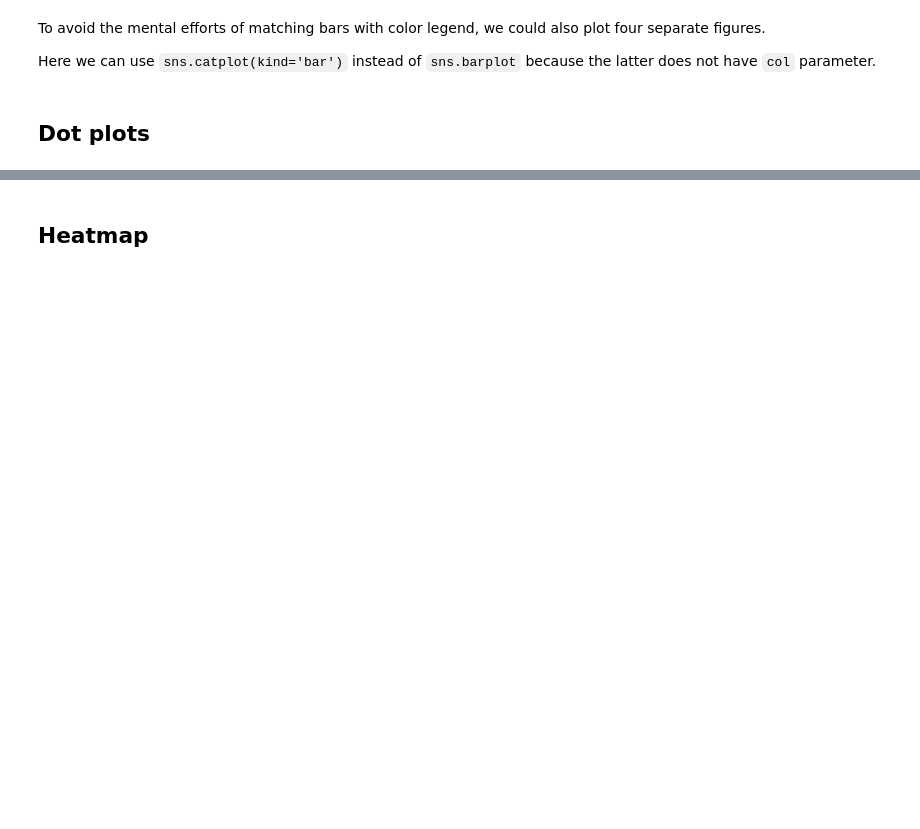
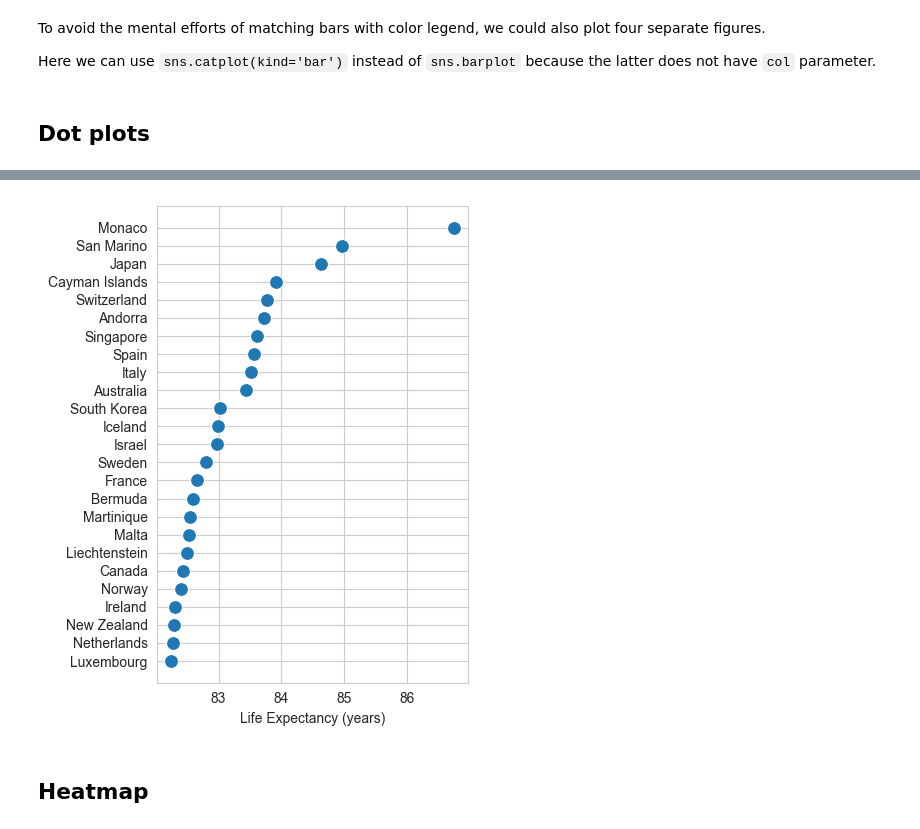
Before and after one commit to jieshu-wang-SBU/EST389_371_2026_spring, a Jupyter notebook: lectures/07-Data_visualization/07-01_visualize_amounts.ipynb, the cells around one changed output, grey strips where cells are left out. Drawn from its saved outputs; the diff is of its cells as text; code cells hidden in the pictures; blank space fills up the shorter version.

```diff
--- a/lectures/07-Data_visualization/07-01_visualize_amounts.ipynb
+++ b/lectures/07-Data_visualization/07-01_visualize_amounts.ipynb
@@ -118,13 +146,15 @@ print(life_expectancy.head())
 # %%
 # plot dot plots
 
 fig, ax = plt.subplots(nrows=1, ncols=1, figsize=(4.5,5.5), tight_layout=True)
 
-sns.scatterplot(data=life_expectancy, x='life_expectancy', y='location', color="tab:blue", s=100, ax=ax)
+sns.scatterplot(data=life_expectancy, x='life_expectancy', y='location', s=100, color="tab:blue", ax=ax)
 
 plt.ylabel("")
 plt.xlabel("Life Expectancy (years)")
 plt.show()
+# %% [output]
+[figure, added]
 # %%
 %%sql
 # %% [markdown]
```
Also changed, not shown: parts of 13 cells of this notebook.
